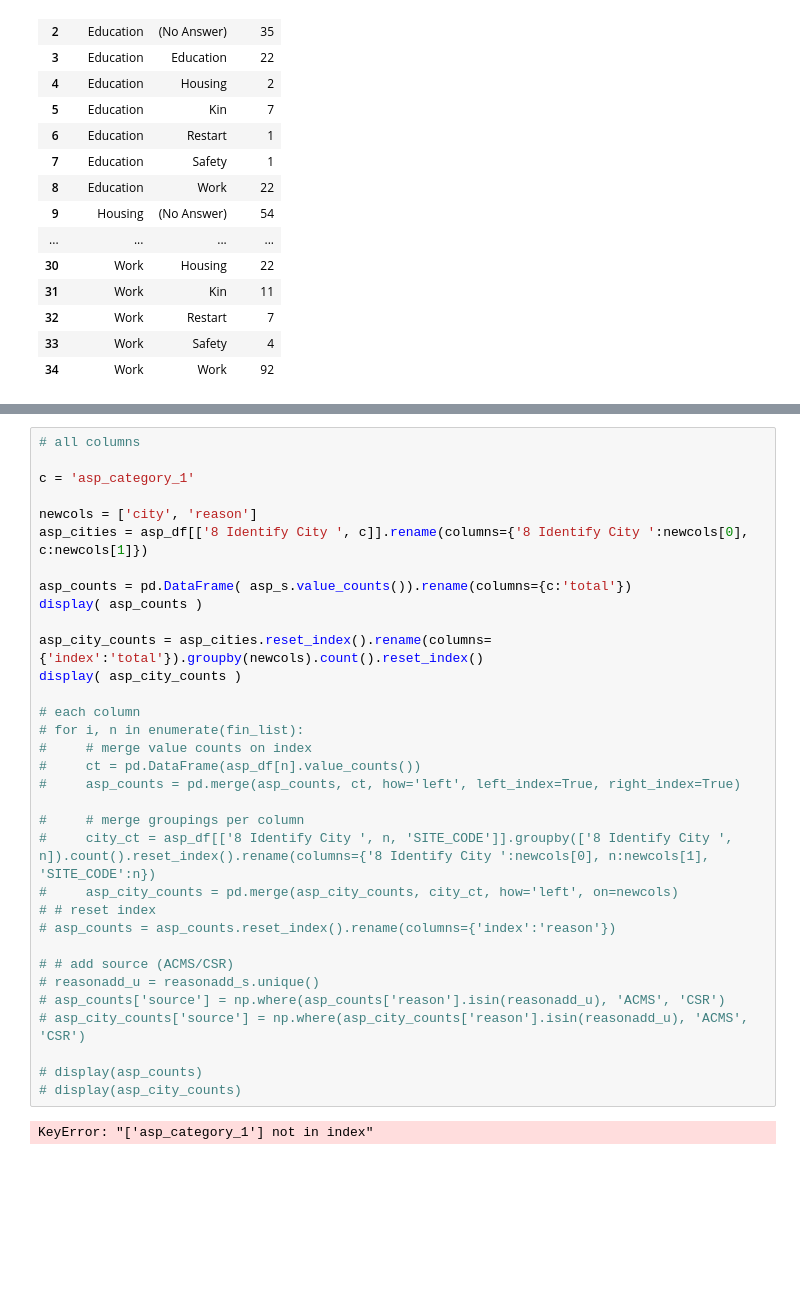
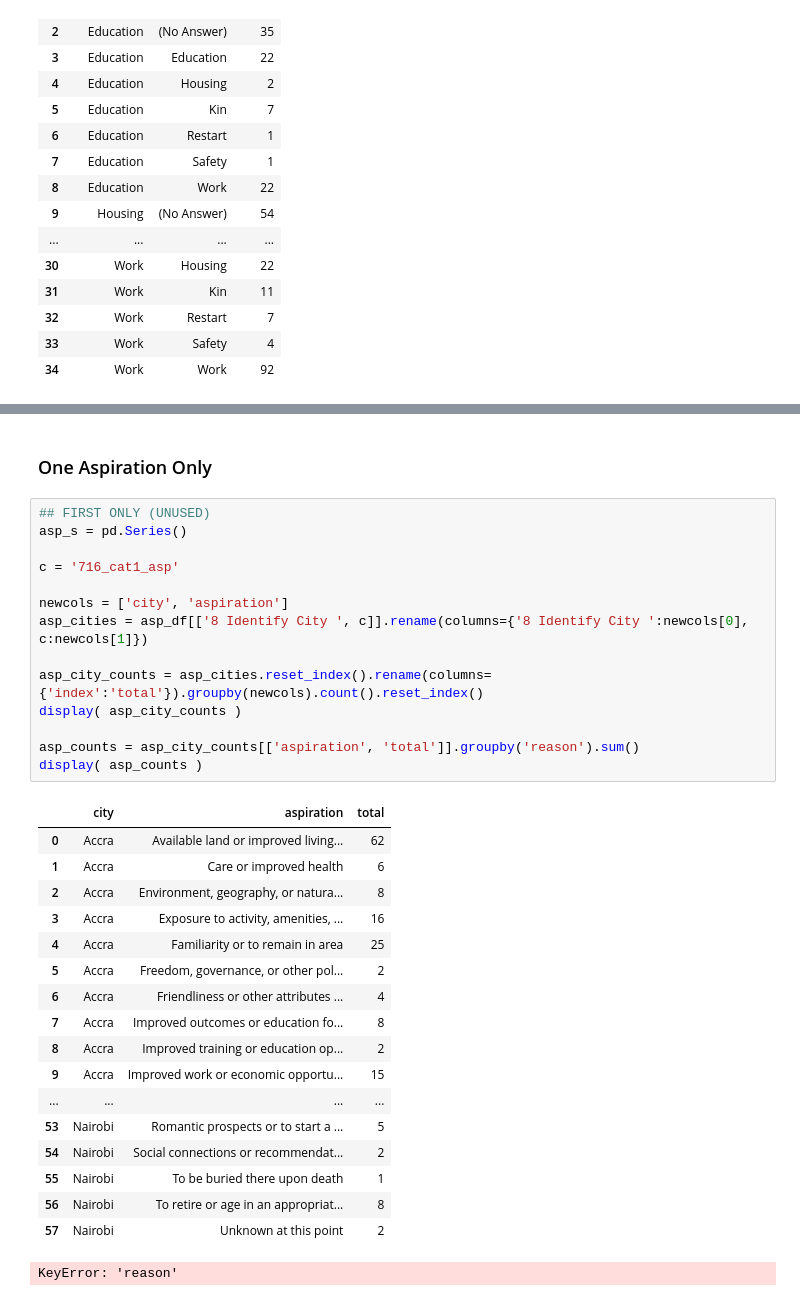
Before and after one commit to CenterForSpatialResearch/atlas_migration, a Jupyter notebook: 07a_Categorize_Responses.ipynb, the cells around one changed output, grey strips where cells are left out. Saved outputs shown, nothing was run; the diff lists cells and outputs as text; blank space fills up the shorter version.

```diff
--- a/07a_Categorize_Responses.ipynb
+++ b/07a_Categorize_Responses.ipynb
@@ -1203,35 +1274,35 @@ asp_city_counts.to_csv('{} Aspirations - Values per City'.format(datenow))
+# %% [markdown]
+### One Aspiration Only
 # %%
-# all columns
+## FIRST ONLY (UNUSED)
+asp_s = pd.Series()
 
-c = 'asp_category_1'
+c = '716_cat1_asp'
 
-newcols = ['city', 'reason']
+newcols = ['city', 'aspiration']
 asp_cities = asp_df[['8 Identify City ', c]].rename(columns={'8 Identify City ':newcols[0], c:newcols[1]})
-
-asp_counts = pd.DataFrame( asp_s.value_counts()).rename(columns={c:'total'})
-display( asp_counts )
 
 asp_city_counts = asp_cities.reset_index().rename(columns={'index':'total'}).groupby(newcols).count().reset_index()
 display( asp_city_counts )
 
-# each column
-# for i, n in enumerate(fin_list):
-#     # merge value counts on index
-#     ct = pd.DataFrame(asp_df[n].value_counts())
-#     asp_counts = pd.merge(asp_counts, ct, how='left', left_index=True, right_index=True)
-
-#     # merge groupings per column
-#     city_ct = asp_df[['8 Identify City ', n, 'SITE_CODE']].groupby(['8 Identify City ', n]).count().reset_index().rename(columns={'8 Identify City ':newcols[0], n:newcols[1], 'SITE_CODE':n})
-#     asp_city_counts = pd.merge(asp_city_counts, city_ct, how='left', on=newcols)
-# # reset index
-# asp_counts = asp_counts.reset_index().rename(columns={'index':'reason'})
-
-# # add source (ACMS/CSR)
-# reasonadd_u = reasonadd_s.unique()
-# asp_counts['source'] = np.where(asp_counts['reason'].isin(reasonadd_u), 'ACMS', 'CSR')
-# asp_city_counts['source'] = np.where(asp_city_counts['reason'].isin(reasonadd_u), 'ACMS', 'CSR')
-
-# display(asp_counts)
-# display(asp_city_counts)
+asp_counts = asp_city_counts[['aspiration', 'total']].groupby('reason').sum()
+display( asp_counts )
 # %% [output]
+|  | city | aspiration | total |
+| 0 | Accra | Available land or improved living... | 62 |
+| 1 | Accra | Care or improved health | 6 |
+| 2 | Accra | Environment, geography, or natura... | 8 |
+| 3 | Accra | Exposure to activity, amenities, ... | 16 |
+| 4 | Accra | Familiarity or to remain in area | 25 |
+| 5 | Accra | Freedom, governance, or other pol... | 2 |
+| 6 | Accra | Friendliness or other attributes ... | 4 |
+| 7 | Accra | Improved outcomes or education fo... | 8 |
+| 8 | Accra | Improved training or education op... | 2 |
+| 9 | Accra | Improved work or economic opportu... | 15 |
+| ... | ... | ... | ... |
+| 53 | Nairobi | Romantic prospects or to start a ... | 5 |
+| 54 | Nairobi | Social connections or recommendat... | 2 |
+| 55 | Nairobi | To be buried there upon death | 1 |
+| 56 | Nairobi | To retire or age in an appropriat... | 8 |
+| 57 | Nairobi | Unknown at this point | 2 |
-KeyError: "['asp_category_1'] not in index"
+KeyError: 'reason'
```
Also changed, not shown: parts of 27 cells of this notebook, 17 other files.
